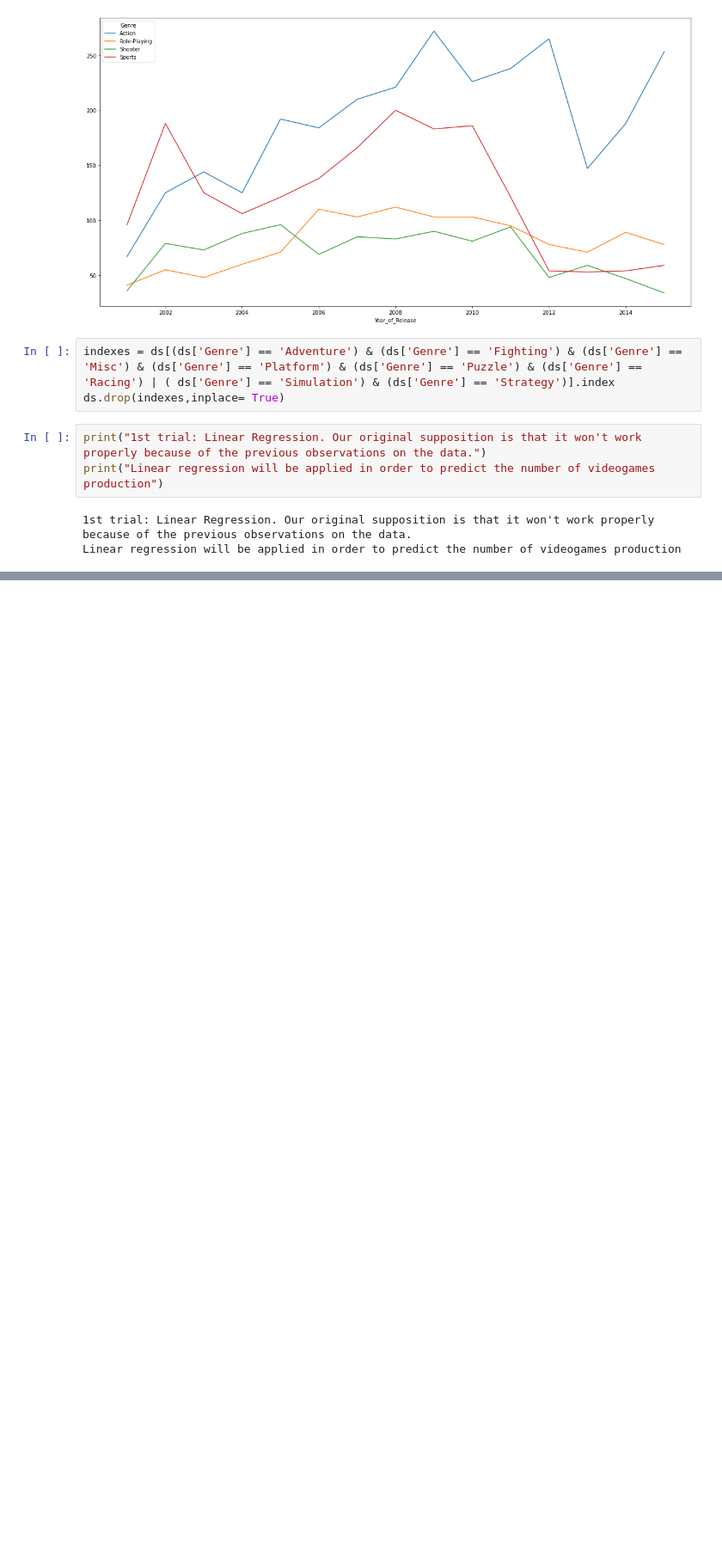
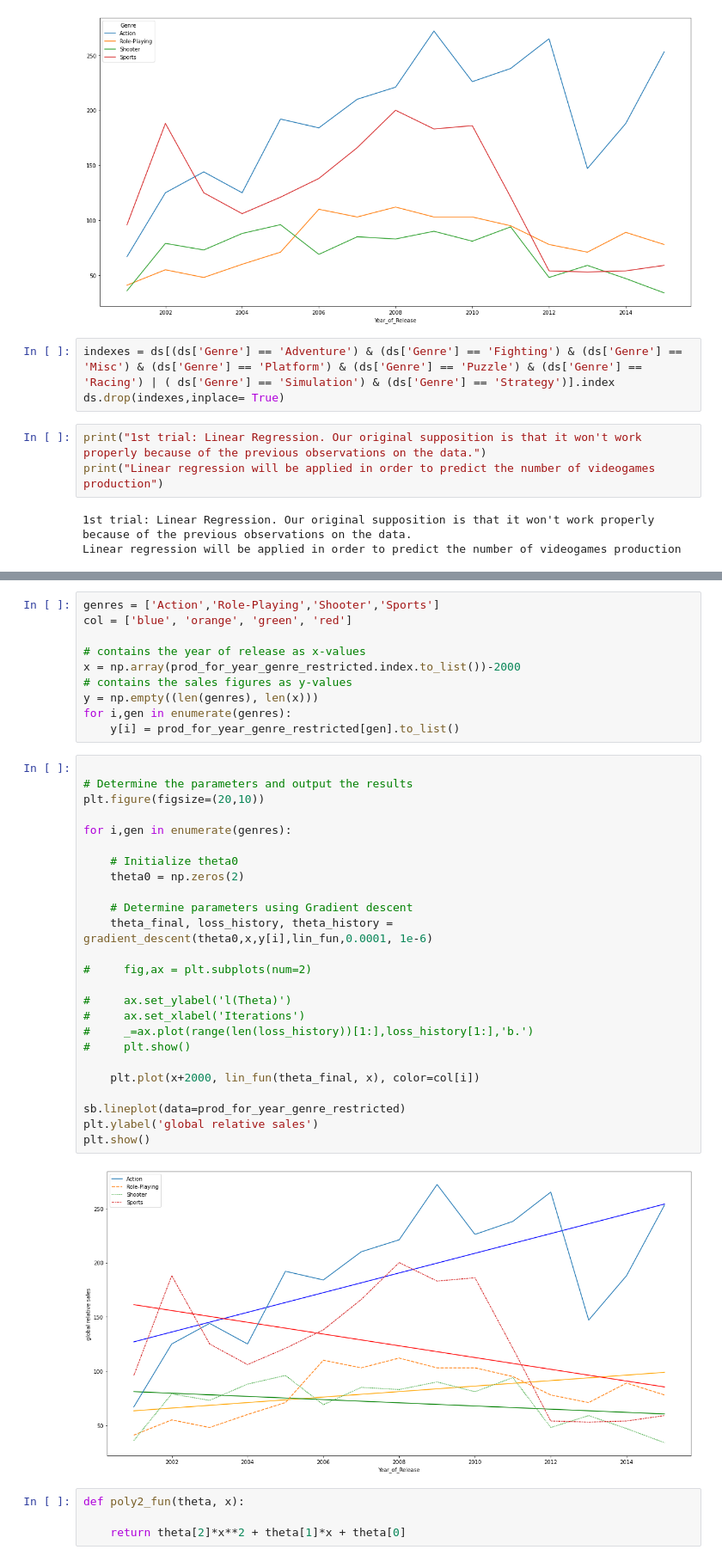
Before and after one commit to Pellys/FDSProject, a Jupyter notebook: dataVisualization.ipynb, the cells around one changed output, grey strips where cells are left out. Shown at 86% size. Drawn from its saved outputs; the diff is of its cells as text; blank space fills up the shorter version.

```diff
--- a/dataVisualization.ipynb
+++ b/dataVisualization.ipynb
@@ -151,0 +137,41 @@ plt.show()
+# %%
+genres = ['Action','Role-Playing','Shooter','Sports']
+col = ['blue', 'orange', 'green', 'red']
+
+# contains the year of release as x-values
+x = np.array(prod_for_year_genre_restricted.index.to_list())-2000
+# contains the sales figures as y-values
+y = np.empty((len(genres), len(x)))
+for i,gen in enumerate(genres):
+    y[i] = prod_for_year_genre_restricted[gen].to_list()
+# %%
+
+# Determine the parameters and output the results
+plt.figure(figsize=(20,10))
+
+for i,gen in enumerate(genres):
+
+    # Initialize theta0
+    theta0 = np.zeros(2)
+
+    # Determine parameters using Gradient descent
+    theta_final, loss_history, theta_history = gradient_descent(theta0,x,y[i],lin_fun,0.0001, 1e-6)
+
+#     fig,ax = plt.subplots(num=2)
+
+#     ax.set_ylabel('l(Theta)')
+#     ax.set_xlabel('Iterations')
+#     _=ax.plot(range(len(loss_history))[1:],loss_history[1:],'b.')
+#     plt.show()
+
+    plt.plot(x+2000, lin_fun(theta_final, x), color=col[i])
+
+sb.lineplot(data=prod_for_year_genre_restricted)
+plt.ylabel('global relative sales')
+plt.show()
+# %% [output]
+[figure, added]
+# %%
+def poly2_fun(theta, x):
+
+    return theta[2]*x**2 + theta[1]*x + theta[0]
```
Also changed, not shown: parts of 6 cells of this notebook.
